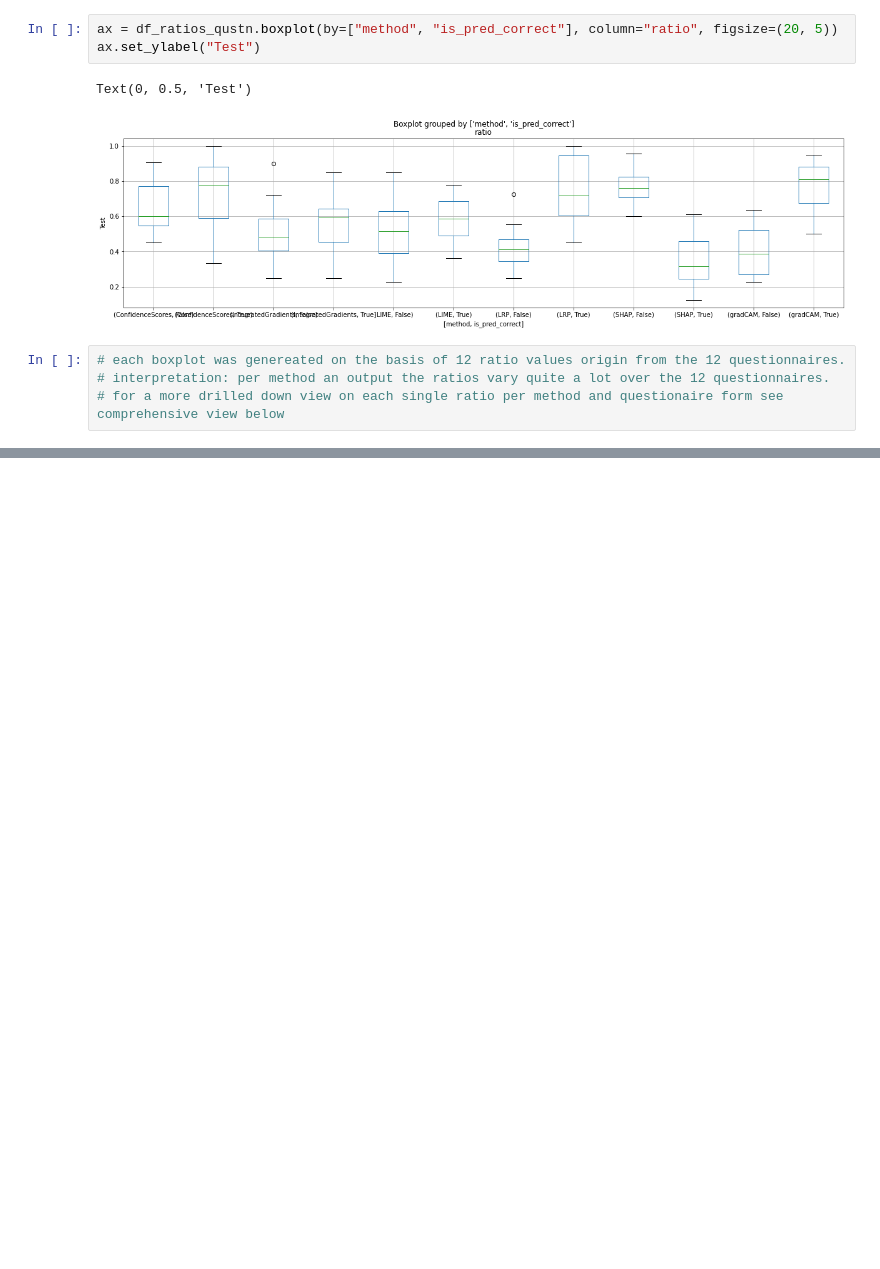
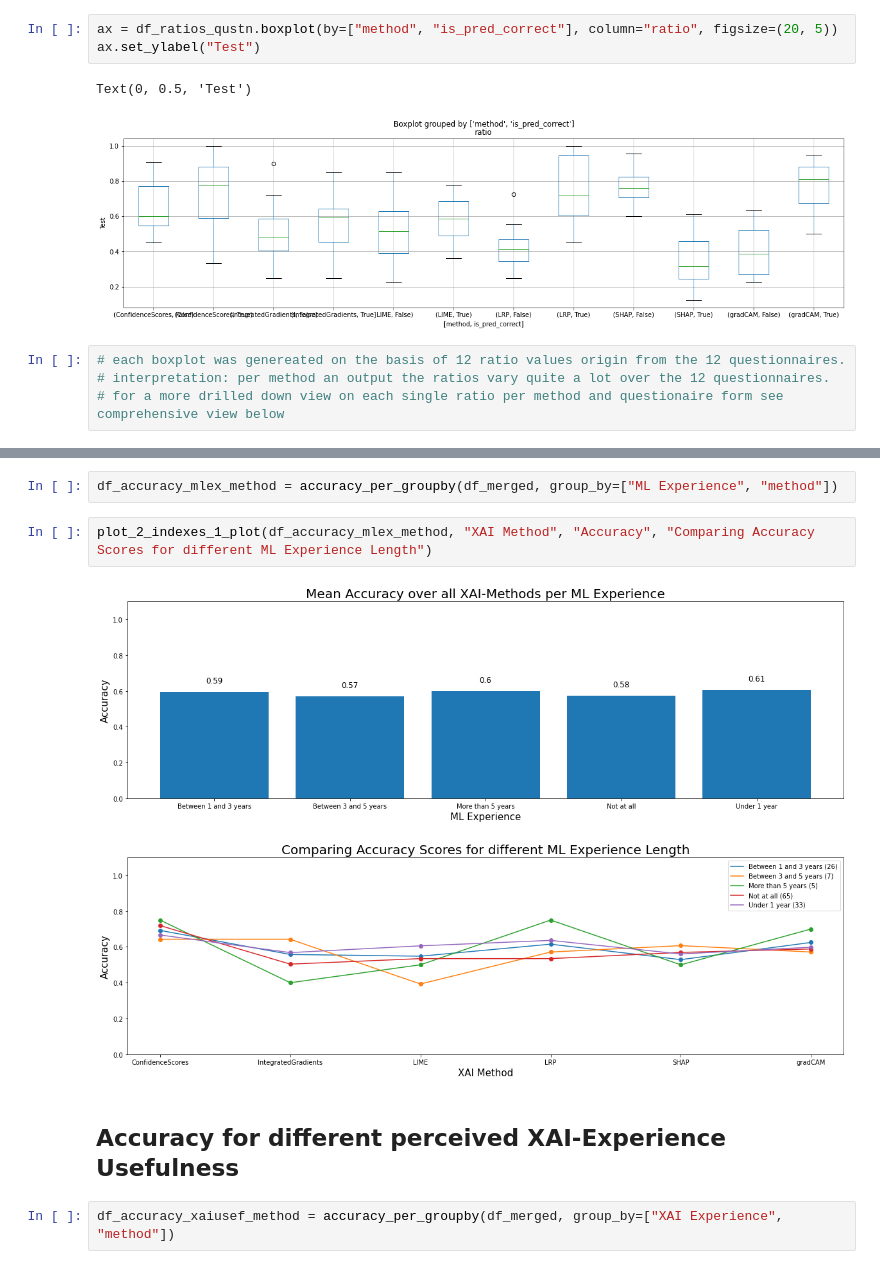
Before and after one commit to tlabarta/helpfulnessofxai, a Jupyter notebook: questionnaire_metrics_calculator.ipynb, the cells around one changed output, grey strips where cells are left out. Drawn from its saved outputs; the diff is of its cells as text; blank space fills up the shorter version.

```diff
--- a/questionnaire_metrics_calculator.ipynb
+++ b/questionnaire_metrics_calculator.ipynb
@@ -265,0 +269,10 @@ fig.show()
+# %%
+df_accuracy_mlex_method = accuracy_per_groupby(df_merged, group_by=["ML Experience", "method"])
+# %%
+plot_2_indexes_1_plot(df_accuracy_mlex_method, "XAI Method", "Accuracy", "Comparing Accuracy Scores for different ML Experience Length")
+# %% [output]
+[figure, added]
+# %% [markdown]
+## Accuracy for different perceived XAI-Experience Usefulness
+# %%
+df_accuracy_xaiusef_method = accuracy_per_groupby(df_merged, group_by=["XAI Experience", "method"])
```
Also changed, not shown: parts of 40 cells of this notebook, 1 other file.
